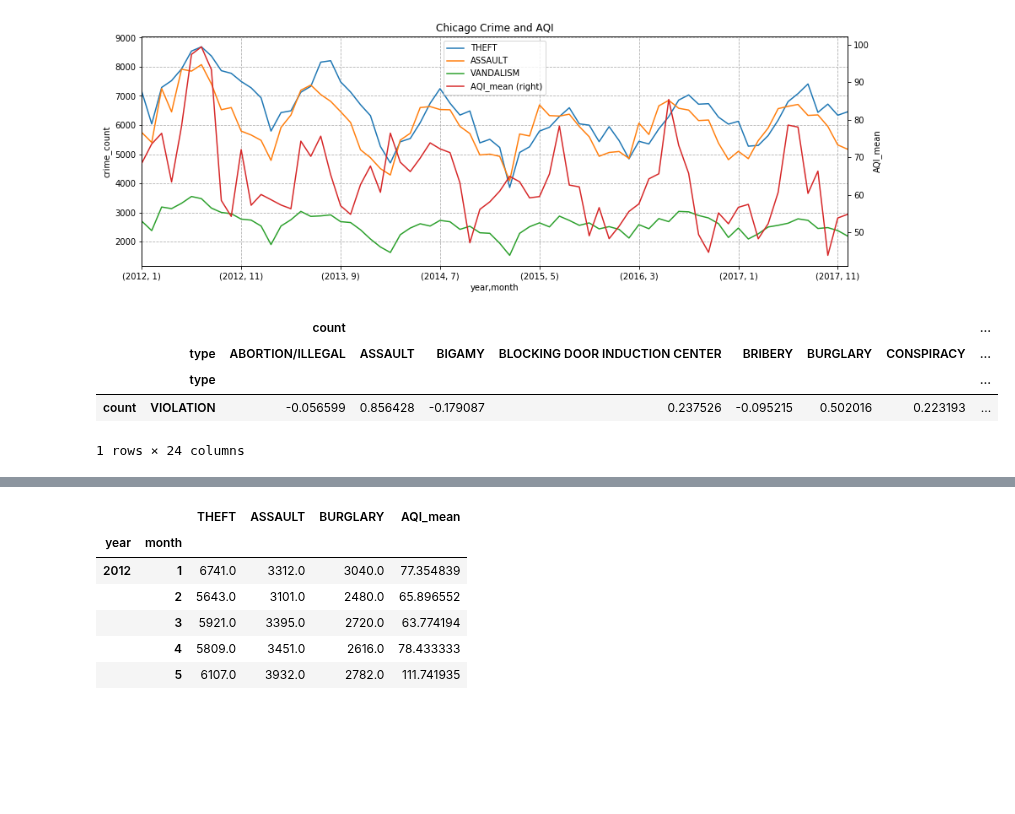
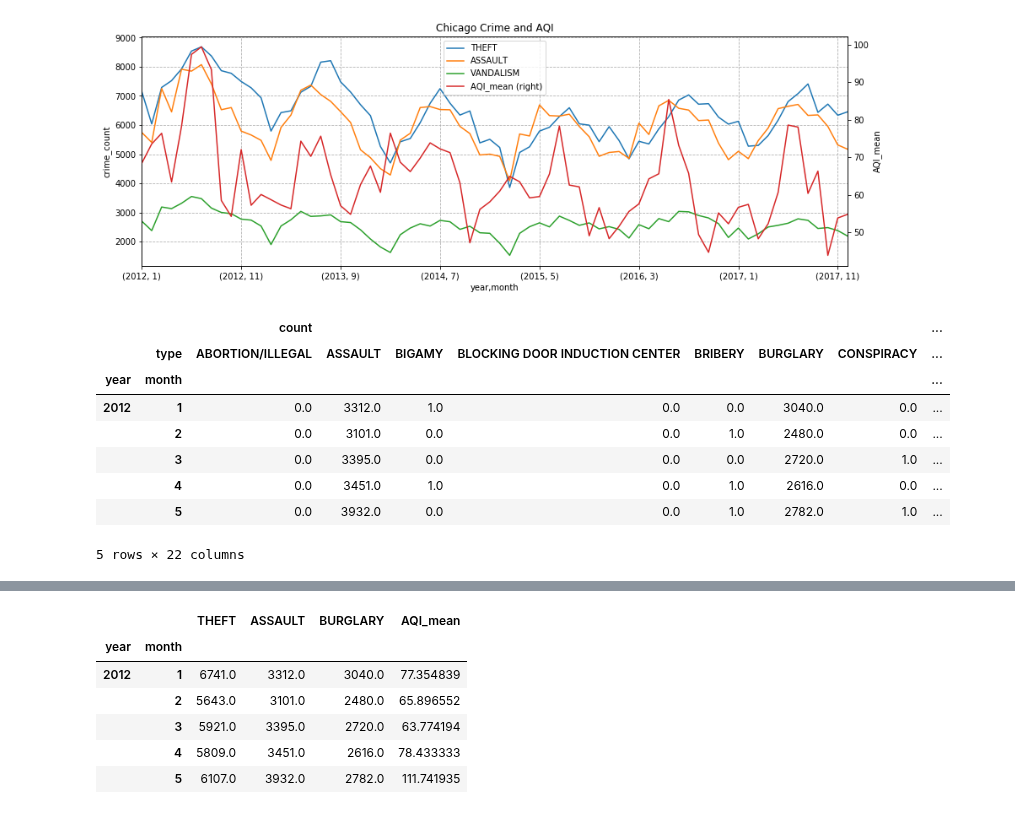
Before and after one commit to AprilW048/Final_Project, a Jupyter notebook: Air Pollution.ipynb, the cells around one changed output, grey strips where cells are left out. Cells and saved outputs as stored; diff of their text form; code cells hidden in the pictures; blank space fills up the shorter version.

```diff
--- a/Air Pollution.ipynb
+++ b/Air Pollution.ipynb
@@ -287,7 +160,7 @@ LA_airpollution.head()
 |  | 5 | 111.741935 |
 # %%
 #read LA crime data
-LA_crime = read_indata('./LA_Crime_Data_2010_to_Present.csv')
+LA_crime = FUNC.read_indata('./LA_Crime_Data_2010_to_Present.csv')
 LA_crime.head()
 # %% [output]
 |  | DR Number | Date Reported | Date Occurred | Time Occurred | Area ID | Area Name | Reporting District | ... |
@@ -529,5 +381,5 @@ word_concat.drop(index=['&','-','OF','2','3','','($400','($950','UNDER)','($399'
 # %%
 #normalize the crime category in each city
-Chicago_crime_withtype = normalize_crime_type(Chicago_crime, 'Primary Type')
-LA_crime_withtype = normalize_crime_type(LA_crime, 'Crime Code Description')
-NYC_crime_withtype = normalize_crime_type(NYC_crime, 'OFNS_DESC')
+Chicago_crime_withtype = FUNC.normalize_crime_type(Chicago_crime, 'Primary Type')
+LA_crime_withtype = FUNC.normalize_crime_type(LA_crime, 'Crime Code Description')
+NYC_crime_withtype = FUNC.normalize_crime_type(NYC_crime, 'OFNS_DESC')
@@ -590,14 +441,18 @@ crime_airpollution_plot(Chicago_crimetype_airpollution,'Chicago')
 # %% [output]
 [figure]
 # %%
-LA_crime_per_type = crime_count(LA_crime_withtype, 'Date Occurred', 'type').unstack(level=2).fillna(0)
+LA_crime_per_type = FUNC.crime_count(LA_crime_withtype, 'Date Occurred', 'type').unstack(level=2).fillna(0)
 LA_crime_per_type.head()
 # %% [output]
 |  |  | count |  |  |  |  |  |  | ... |
 |  | type | ABORTION/ILLEGAL | ASSAULT | BIGAMY | BLOCKING DOOR INDUCTION CENTER | BRIBERY | BURGLARY | CONSPIRACY | ... |
-|  | type |  |  |  |  |  |  |  | ... |
-| count | VIOLATION | -0.056599 | 0.856428 | -0.179087 | 0.237526 | -0.095215 | 0.502016 | 0.223193 | ... |
+| year | month |  |  |  |  |  |  |  | ... |
+| 2012 | 1 | 0.0 | 3312.0 | 1.0 | 0.0 | 0.0 | 3040.0 | 0.0 | ... |
+|  | 2 | 0.0 | 3101.0 | 0.0 | 0.0 | 1.0 | 2480.0 | 0.0 | ... |
+|  | 3 | 0.0 | 3395.0 | 0.0 | 0.0 | 0.0 | 2720.0 | 1.0 | ... |
+|  | 4 | 0.0 | 3451.0 | 1.0 | 0.0 | 1.0 | 2616.0 | 0.0 | ... |
+|  | 5 | 0.0 | 3932.0 | 0.0 | 0.0 | 1.0 | 2782.0 | 1.0 | ... |
-1 rows × 24 columns
+5 rows × 22 columns
 # %%
 LA_crimetype_airpollution = pd.merge(LA_crime_per_type,LA_airpollution,on=['year','month'])
 LA_crimetype_airpollution.corr().tail(1)
```
Also changed, not shown: parts of 32 cells of this notebook.
